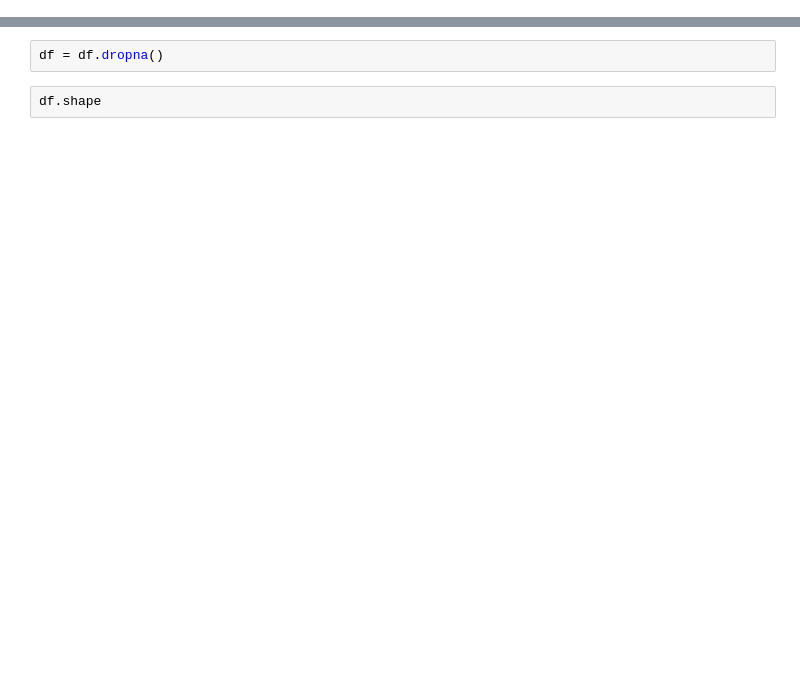
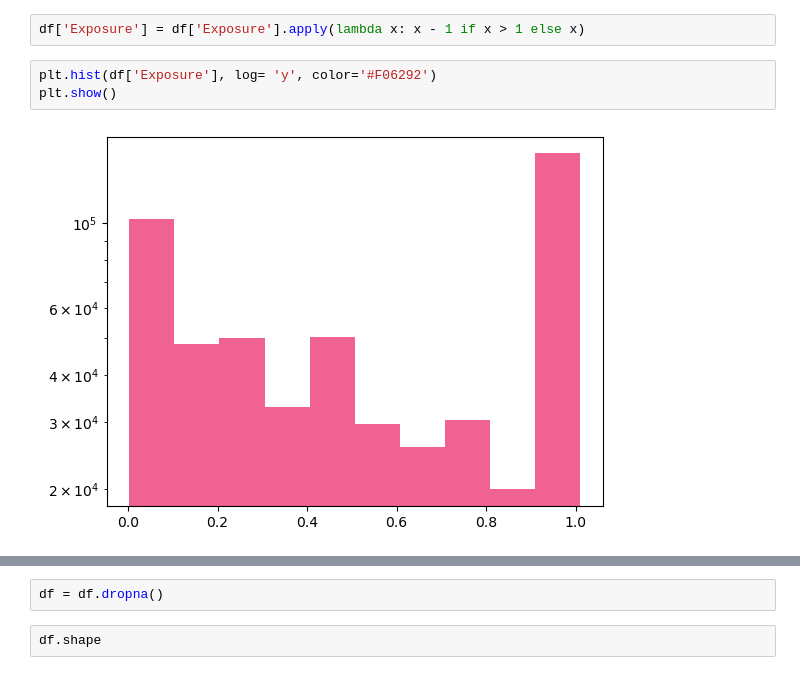
Before and after one commit to radostboyadzhieva/Machine-Learning-Project, a Jupyter notebook: EDA.ipynb, the cells around one changed output, grey strips where cells are left out. Saved outputs shown, nothing was run; the diff lists cells and outputs as text; blank space fills up the shorter version.

```diff
--- a/EDA.ipynb
+++ b/EDA.ipynb
@@ -39,3 +33,10 @@ df = df.drop(columns= 'VehGas')
+# %%
+df['Exposure'] = df['Exposure'].apply(lambda x: x - 1 if x > 1 else x)
+# %%
+plt.hist(df['Exposure'], log= 'y', color='#F06292')
+plt.show()
+# %% [output]
+[figure, added]
 # %%
 df.head()
 # %% [output]
```
Also changed, not shown: parts of 28 cells of this notebook, 5 other files.
